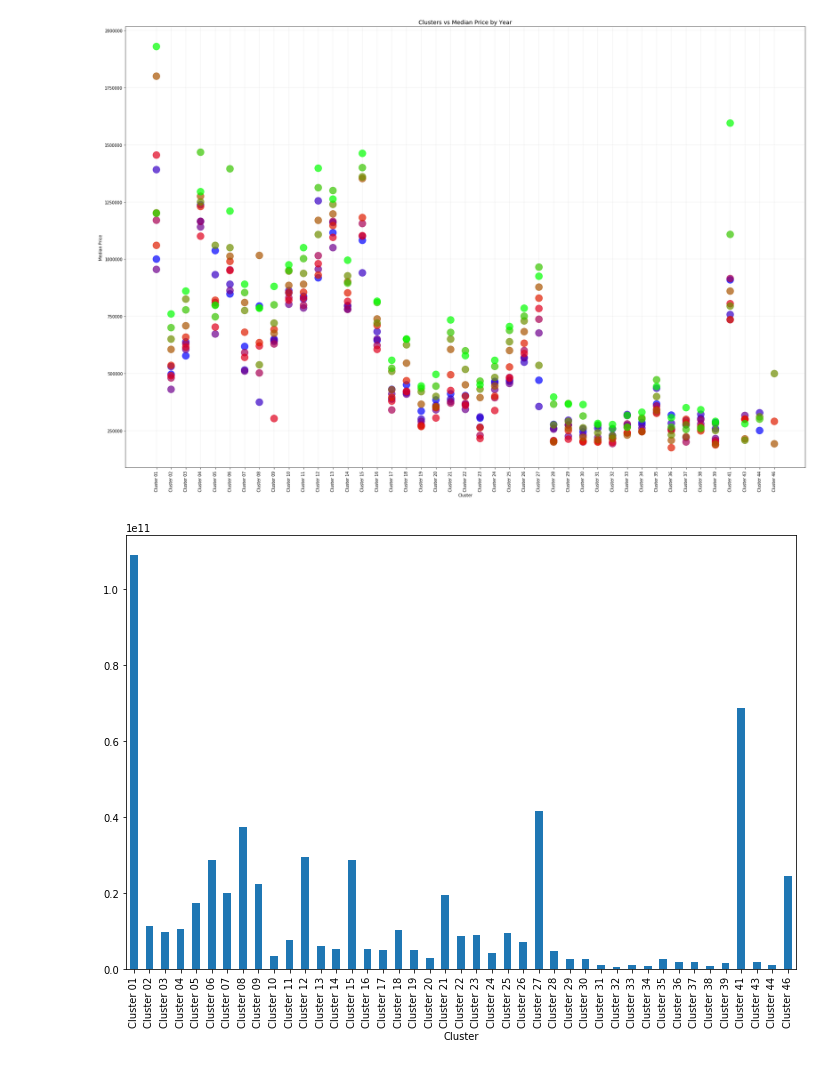
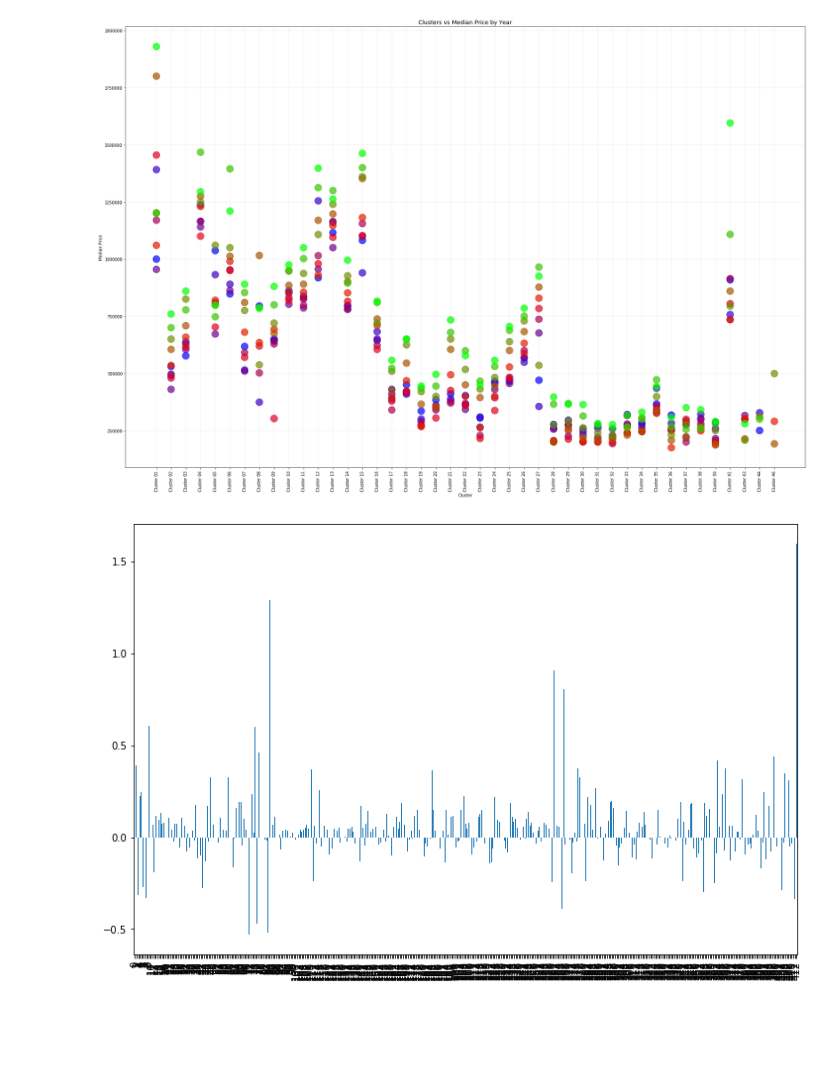
Before and after one commit to omarmheid/Team4Project-, a Jupyter notebook: TeamProject01_house_price_df.ipynb, the cells around one changed output. Drawn from its saved outputs; the diff is of its cells as text; code cells hidden in the pictures; blank space fills up the shorter version.

```diff
--- a/TeamProject01_house_price_df.ipynb
+++ b/TeamProject01_house_price_df.ipynb
@@ -84,11 +84,14 @@ plt.grid(color='grey', linestyle='-', linewidth=0.25, alpha=0.5)
 # %%
 #Generate a scatter plot crossing Clusters, Variance of the Median Price over Year
 
-sum_house_cluster3_1 = dc_prices.groupby(['Cluster'])['Median_Price'].var()
+sum_house_cluster3_1 = dc_prices.groupby(['Cluster'])['Median_Price'].pct_change()
 
 var_median_house = sum_house_cluster3_1.plot(kind='bar', figsize=(12,8))
+
+# var_median_house.set_title('Median Price by Year', fontsize=14)
+# var_median_house.set_xticklabels(sum_house_cluster3_1['Cluster'],rotation=90)
 # %% [output]
-[figure, old version]
+[figure, new version]
 # %%
 # Generate a line plot
 
```
Also changed, not shown: parts of 1 cell of this notebook, 3 other files.
